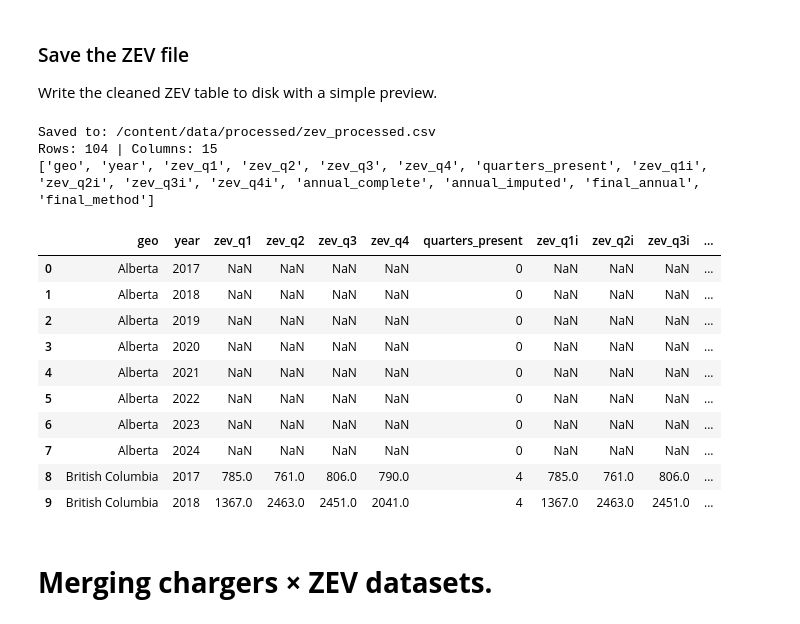
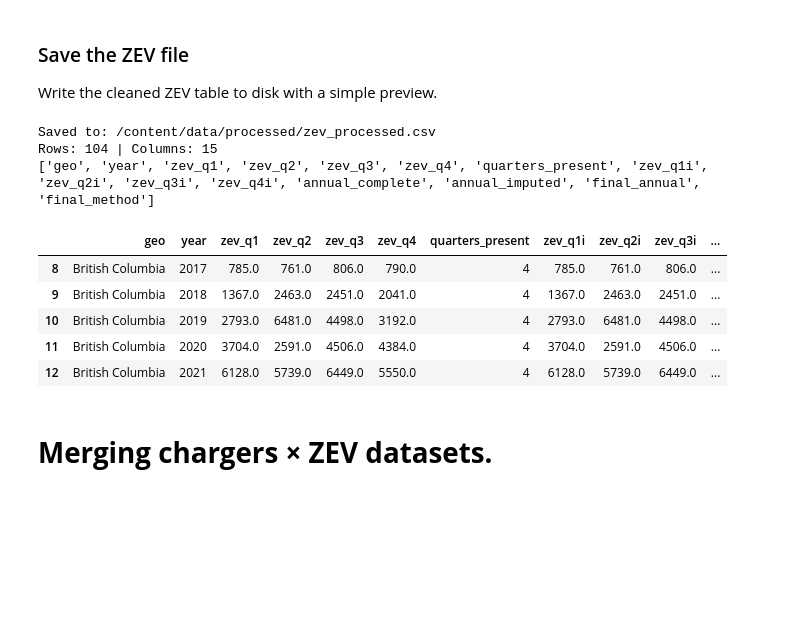
Before and after one commit to sarvenaz-vsl/Electrical-Vehicle-Adoption-Canada, a Jupyter notebook: Electrical_Vehicle_Adoption_Canada.ipynb, the cells around one changed output. Cells and saved outputs as stored; diff of their text form; code cells hidden in the pictures; blank space fills up the shorter version.

Commit message:
Debug some issues on table previews

```diff
--- a/Electrical_Vehicle_Adoption_Canada.ipynb
+++ b/Electrical_Vehicle_Adoption_Canada.ipynb
@@ -1138,27 +1138,28 @@ Write the cleaned ZEV table to disk with a simple preview.
 # %%
 # Save
 ZEV_ONE = OUT_DIR / "zev_processed.csv"
 one_out.to_csv(ZEV_ONE, index=False)
 
 print("Saved to:", ZEV_ONE)
 print("Rows:", len(one_out), "| Columns:", len(one_out.columns))
 print(one_out.columns.tolist())
-display(one_out.head(10))
+
+# find the first row where we have any quarterly/annual data, then preview next 5
+value_cols = ["zev_q1","zev_q2","zev_q3","zev_q4","annual_complete","annual_imputed","final_annual"]
+start_idx = one_out.index[one_out[value_cols].notna().any(axis=1)][0]
+
+preview = one_out.loc[start_idx:start_idx+4].fillna("")
+display(preview)
 # %% [output]
 Saved to: /content/data/processed/zev_processed.csv
 Rows: 104 | Columns: 15
 ['geo', 'year', 'zev_q1', 'zev_q2', 'zev_q3', 'zev_q4', 'quarters_present', 'zev_q1i', 'zev_q2i', 'zev_q3i', 'zev_q4i', 'annual_complete', 'annual_imputed', 'final_annual', 'final_method']
 |  | geo | year | zev_q1 | zev_q2 | zev_q3 | zev_q4 | quarters_present | zev_q1i | zev_q2i | zev_q3i | ... |
-| 0 | Alberta | 2017 | NaN | NaN | NaN | NaN | 0 | NaN | NaN | NaN | ... |
-| 1 | Alberta | 2018 | NaN | NaN | NaN | NaN | 0 | NaN | NaN | NaN | ... |
-| 2 | Alberta | 2019 | NaN | NaN | NaN | NaN | 0 | NaN | NaN | NaN | ... |
-| 3 | Alberta | 2020 | NaN | NaN | NaN | NaN | 0 | NaN | NaN | NaN | ... |
-| 4 | Alberta | 2021 | NaN | NaN | NaN | NaN | 0 | NaN | NaN | NaN | ... |
-| 5 | Alberta | 2022 | NaN | NaN | NaN | NaN | 0 | NaN | NaN | NaN | ... |
-| 6 | Alberta | 2023 | NaN | NaN | NaN | NaN | 0 | NaN | NaN | NaN | ... |
-| 7 | Alberta | 2024 | NaN | NaN | NaN | NaN | 0 | NaN | NaN | NaN | ... |
 | 8 | British Columbia | 2017 | 785.0 | 761.0 | 806.0 | 790.0 | 4 | 785.0 | 761.0 | 806.0 | ... |
 | 9 | British Columbia | 2018 | 1367.0 | 2463.0 | 2451.0 | 2041.0 | 4 | 1367.0 | 2463.0 | 2451.0 | ... |
+| 10 | British Columbia | 2019 | 2793.0 | 6481.0 | 4498.0 | 3192.0 | 4 | 2793.0 | 6481.0 | 4498.0 | ... |
+| 11 | British Columbia | 2020 | 3704.0 | 2591.0 | 4506.0 | 4384.0 | 4 | 3704.0 | 2591.0 | 4506.0 | ... |
+| 12 | British Columbia | 2021 | 6128.0 | 5739.0 | 6449.0 | 5550.0 | 4 | 6128.0 | 5739.0 | 6449.0 | ... |
 # %% [markdown]
 # **Merging chargers × ZEV datasets.**
 # %% [markdown]
```
Also changed, not shown: parts of 1 cell of this notebook.
